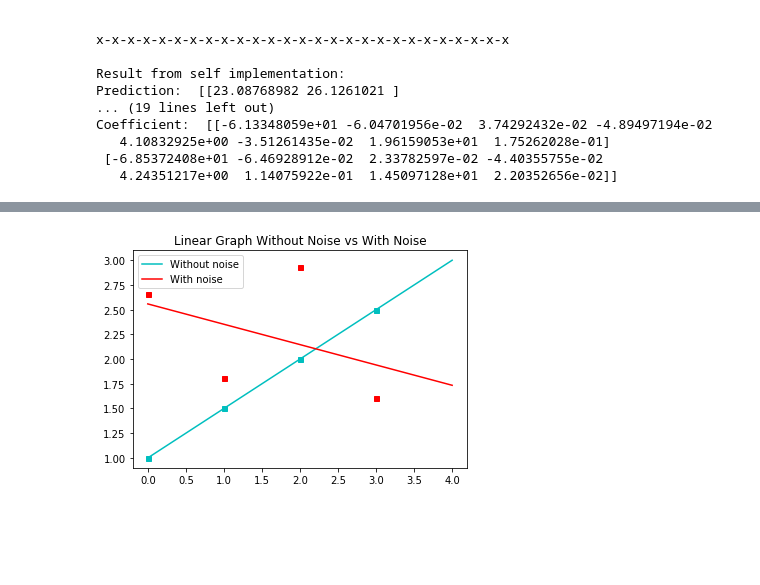
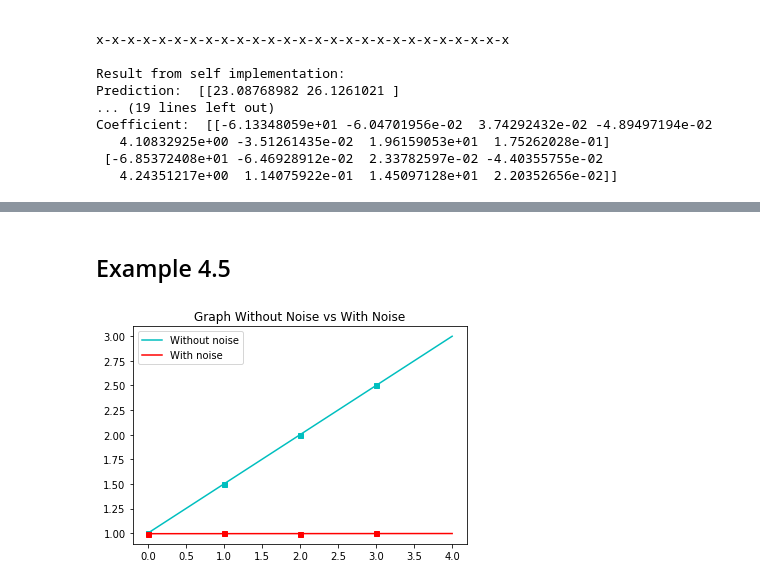
Before and after one commit to nayan-pradhan/MachineLearning_JacobsUniversity, a Jupyter notebook: Assignment5/AssignmentSolution_Sheet5_NayanManSinghPradhan.ipynb, the cells around one changed output, grey strips where cells are left out. Drawn from its saved outputs; the diff is of its cells as text; code cells hidden in the pictures; blank space fills up the shorter version.

Commit message:
Example 4.4 debug

```diff
--- a/Assignment5/AssignmentSolution_Sheet5_NayanManSinghPradhan.ipynb
+++ b/Assignment5/AssignmentSolution_Sheet5_NayanManSinghPradhan.ipynb
@@ -247,0 +260,38 @@ Coefficient:  [[-6.13348059e+01 -6.04701956e-02  3.74292432e-02 -4.89497194e-02
+# %%
+## Example 4.4
+X = np.array([[0],[1],[2],[3]])
+gaussian_noise = np.random.normal(0,np.std(X),1)
+print(gaussian_noise)
+solved_no_noise = linear_eqn_solver(0.5, X, 1)
+solved_with_noise = linear_eqn_solver(0.5, X, 1+gaussian_noise)
+solved_with_noise = solved_with_noise[0]
+print(X)
+
+## For Graphing -x-x-x-x-x-x-x-x-x-x-x-x-x-x-x-x-x-x-x-x-x-x-x
+
+X_eval = np.linspace(0,4,1000)
+X_eval = X_eval.reshape(-1,1)
+plt.figure()
+
+temp_no_noise = []
+temp_with_noise = []
+
+for i in X_eval:
+    temp_no_noise.append(lin_reg(X, solved_no_noise, i)[0])
+    temp_with_noise.append(lin_reg(X, solved_with_noise, i)[0])
+
+temp_no_noise = np.asarray(temp_no_noise)
+temp_with_noise = np.asarray(temp_with_noise)
+
+print(temp_no_noise)
+print(temp_with_noise)
+
+plt.plot(X_eval, temp_no_noise, color='c', label="Without noise")
+plt.plot(X,solved_no_noise, 'rs', color = 'c', markersize=5)
+
+plt.plot(X_eval, temp_with_noise, color='r', label="With noise")
+plt.plot(X,solved_with_noise, 'rs', color = 'r', markersize=5)
+
+plt.title("Graph Without Noise vs With Noise")
+plt.legend()
+plt.show()
@@ -248,37 +306,38 @@ Coefficient:  [[-6.13348059e+01 -6.04701956e-02  3.74292432e-02 -4.89497194e-02
+# %% [markdown]
+## Example 4.5
 # %%
 ## Example 4.4
 
 X = [[0],[1],[2],[3]]
-
-gaussian_noise = np.random.normal(0,np.std(X),len(X))
+gaussian_noise = np.random.normal(0,(0.05)**2,len(X))
 solved_no_noise = linear_eqn_solver(0.5, X, 1)
 solved_with_noise = linear_eqn_solver(0.5, X, 1+gaussian_noise)
 solved_with_noise = solved_with_noise[0]
 
 ## For Graphing -x-x-x-x-x-x-x-x-x-x-x-x-x-x-x-x-x-x-x-x-x-x-x
 
 X_eval = np.linspace(0,4,1000)
 X_eval = X_eval.reshape(-1,1)
 plt.figure()
 
 temp_no_noise = []
 temp_with_noise = []
 
 for i in X_eval:
     temp_no_noise.append(lin_reg(X, solved_no_noise, i)[0])
     temp_with_noise.append(lin_reg(X, solved_with_noise, i)[0])
 
 temp_no_noise = np.asarray(temp_no_noise)
 temp_with_noise = np.asarray(temp_with_noise)
 
 plt.plot(X_eval, temp_no_noise, color='c', label="Without noise")
 plt.plot(X,solved_no_noise, 'rs', color = 'c', markersize=5)
 
 plt.plot(X_eval, temp_with_noise, color='r', label="With noise")
 plt.plot(X,solved_with_noise, 'rs', color = 'r', markersize=5)
 
-plt.title("Linear Graph Without Noise vs With Noise")
+plt.title("Graph Without Noise vs With Noise")
 plt.legend()
 plt.show()
 # %% [output]
-[figure, old version]
+[figure, new version]
```
Also changed, not shown: parts of 7 cells of this notebook.
